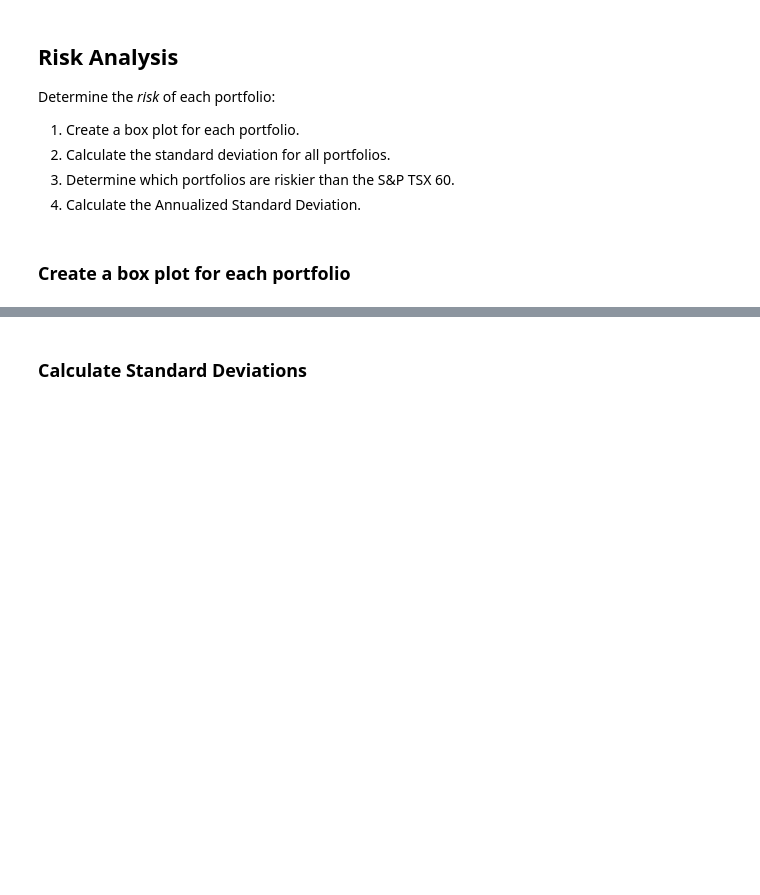
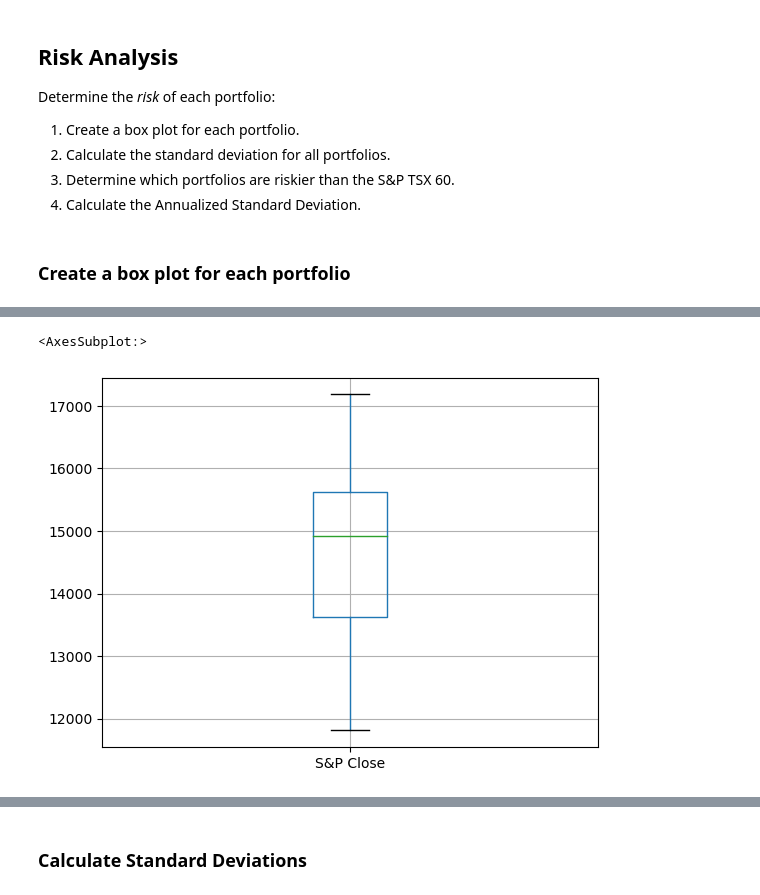
Before and after one commit to dileepadrd/module-4-challenge-algorithmic-trading-strategies, a Jupyter notebook: whale_analysis.ipynb, the cells around one changed output, grey strips where cells are left out. Cells and saved outputs as stored; diff of their text form; code cells hidden in the pictures; blank space fills up the shorter version.

```diff
--- a/whale_analysis.ipynb
+++ b/whale_analysis.ipynb
@@ -236,0 +247,6 @@ Determine the _risk_ of each portfolio:
+# %%
+# Box plot for S&P returns
+sp_df.boxplot()
+# %% [output]
+<AxesSubplot:>
+[figure, added]
```
Also changed, not shown: parts of 4 cells of this notebook.
